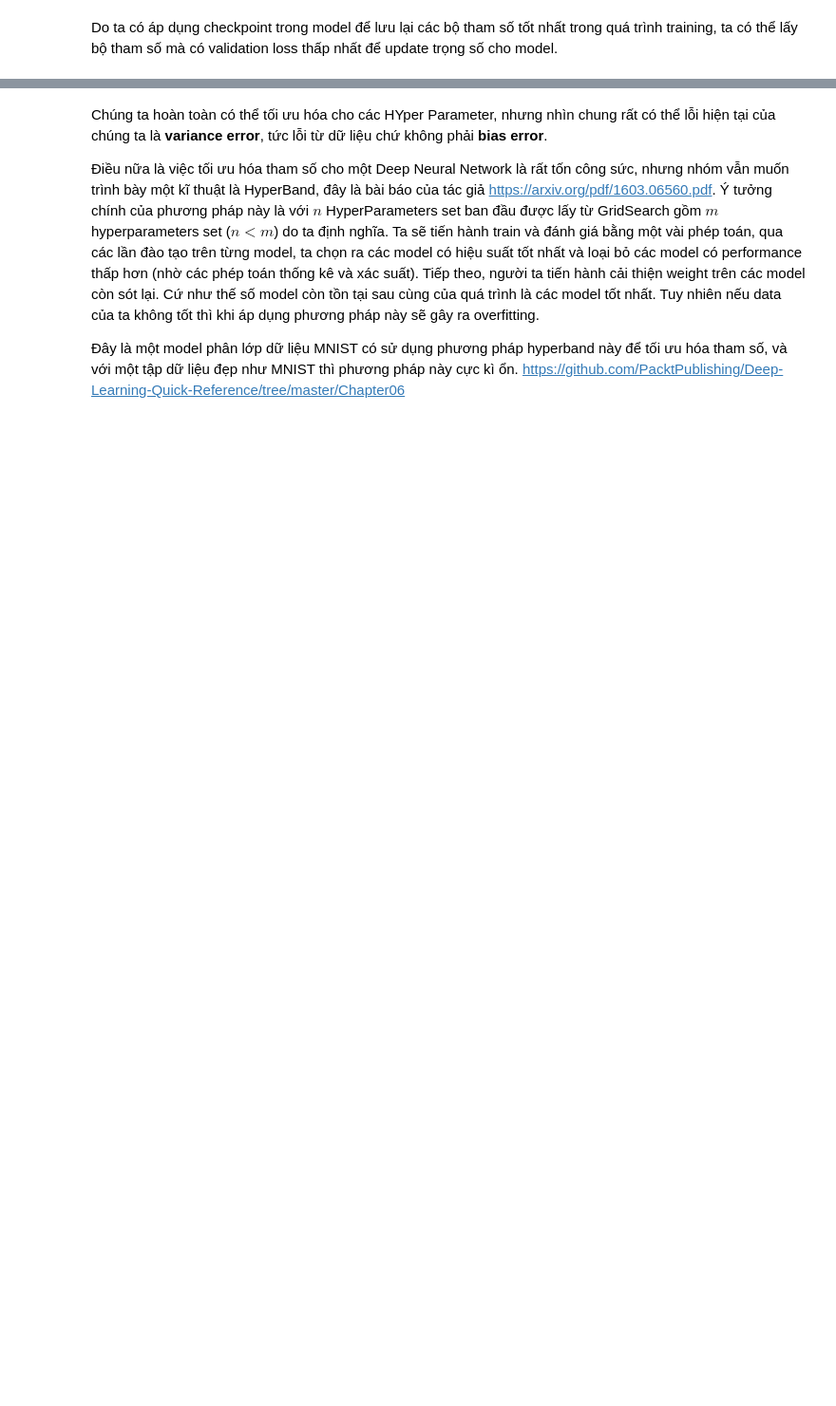
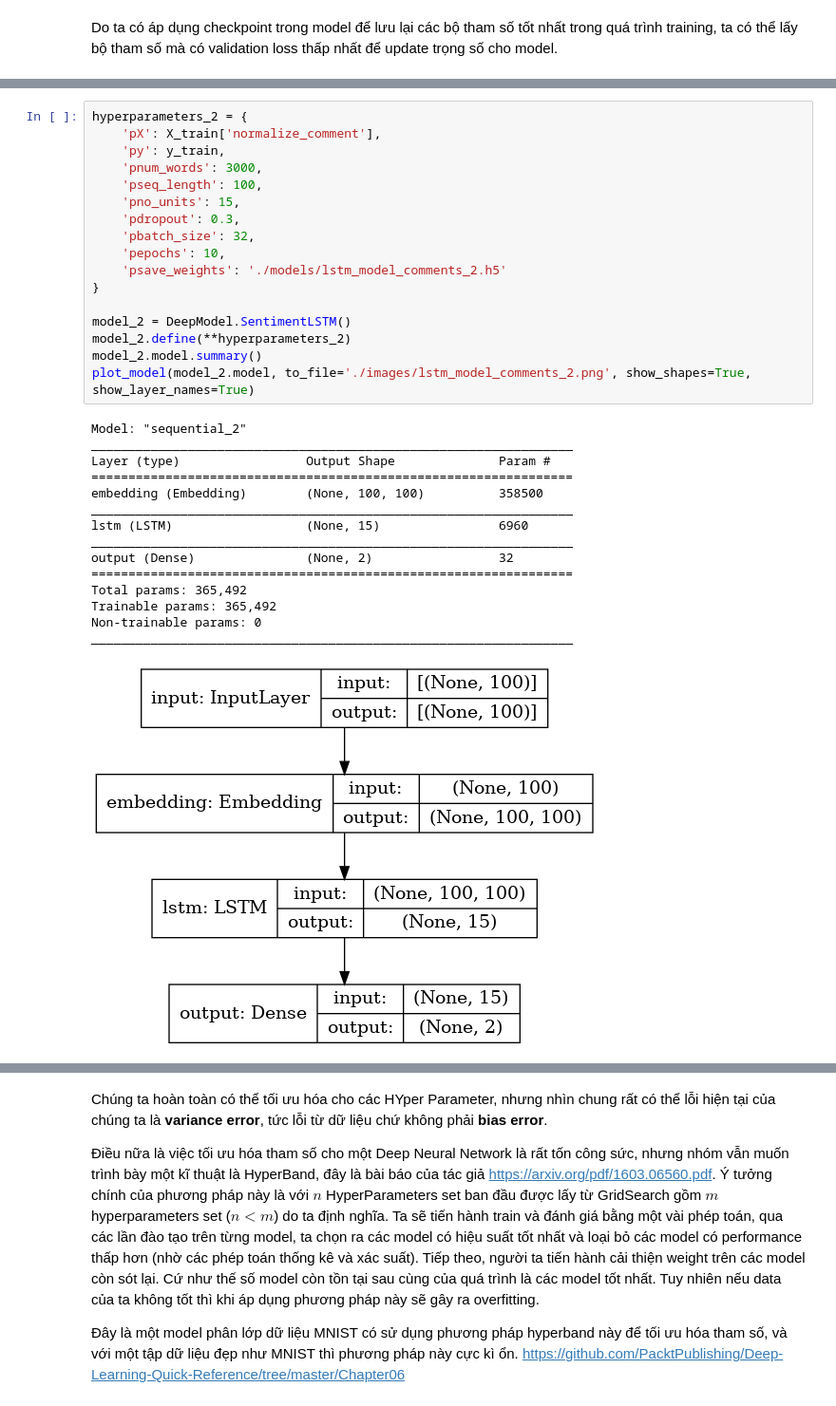
Before and after one commit to cuongpiger/SCL_KHVW_Sentiment_Analysis_Project, a Jupyter notebook: 08.model.ipynb, the cells around one changed output, grey strips where cells are left out. Shown at 95% size. Drawn from its saved outputs; the diff is of its cells as text; blank space fills up the shorter version.

```diff
--- a/08.model.ipynb
+++ b/08.model.ipynb
@@ -238,0 +225,33 @@ Epoch 20/20
+# %%
+hyperparameters_2 = {
+    'pX': X_train['normalize_comment'],
+    'py': y_train,
+    'pnum_words': 3000,
+    'pseq_length': 100,
+    'pno_units': 15,
+    'pdropout': 0.3,
+    'pbatch_size': 32,
+    'pepochs': 10,
+    'psave_weights': './models/lstm_model_comments_2.h5'
+}
+
+model_2 = DeepModel.SentimentLSTM()
+model_2.define(**hyperparameters_2)
+model_2.model.summary()
+plot_model(model_2.model, to_file='./images/lstm_model_comments_2.png', show_shapes=True, show_layer_names=True)
+# %% [output]
+Model: "sequential_2"
+_________________________________________________________________
+Layer (type)                 Output Shape              Param #
+=================================================================
+embedding (Embedding)        (None, 100, 100)          358500
+_________________________________________________________________
+lstm (LSTM)                  (None, 15)                6960
+_________________________________________________________________
+output (Dense)               (None, 2)                 32
+=================================================================
+Total params: 365,492
+Trainable params: 365,492
+Non-trainable params: 0
+_________________________________________________________________
+[figure, added]
```
Also changed, not shown: parts of 47 cells of this notebook.
